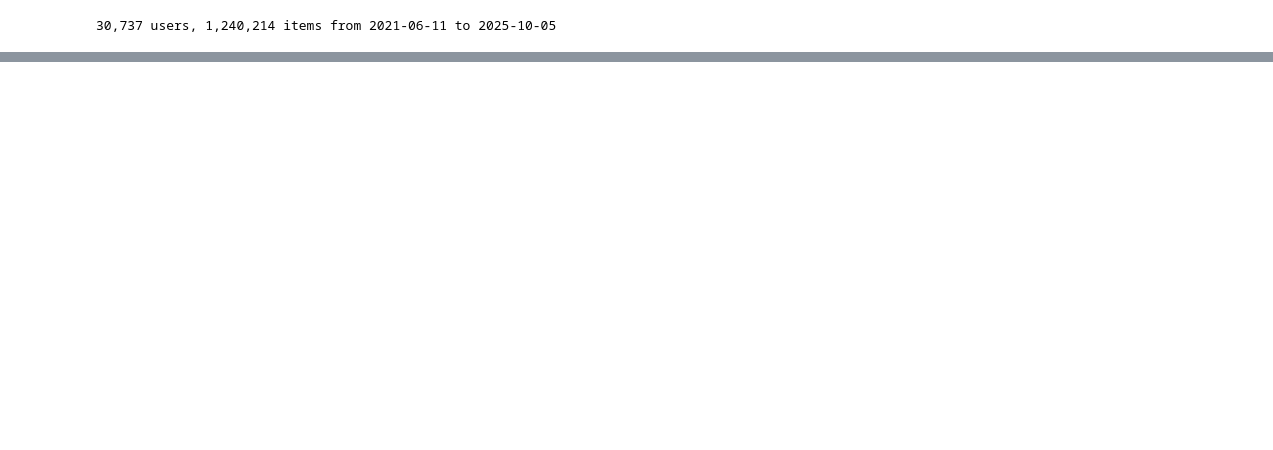
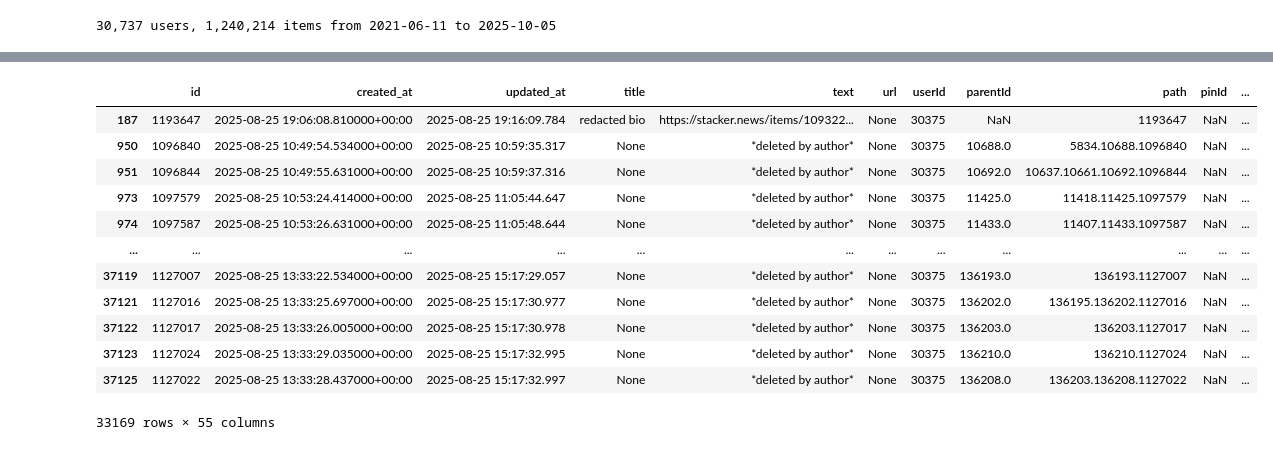
Before and after one commit to ed-kung/sn-research, a Jupyter notebook: src/notebooks/playground.ipynb, the cells around one changed output, grey strips where cells are left out. Drawn from its saved outputs; the diff is of its cells as text; code cells hidden in the pictures; blank space fills up the shorter version.

```diff
--- a/src/notebooks/playground.ipynb
+++ b/src/notebooks/playground.ipynb
@@ -68,0 +95,19 @@ plt.show()
+# %%
+temp_df = item_df.loc[mask].reset_index(drop=True)
+# %%
+temp_df['userId'].value_counts()
+temp_df.loc[temp_df['userId']==30375]
+# %% [output]
+|  | id | created_at | updated_at | title | text | url | userId | parentId | path | pinId | ... |
+| 187 | 1193647 | 2025-08-25 19:06:08.810000+00:00 | 2025-08-25 19:16:09.784 | redacted bio | https://stacker.news/items/109322... | None | 30375 | NaN | 1193647 | NaN | ... |
+| 950 | 1096840 | 2025-08-25 10:49:54.534000+00:00 | 2025-08-25 10:59:35.317 | None | *deleted by author* | None | 30375 | 10688.0 | 5834.10688.1096840 | NaN | ... |
+| 951 | 1096844 | 2025-08-25 10:49:55.631000+00:00 | 2025-08-25 10:59:37.316 | None | *deleted by author* | None | 30375 | 10692.0 | 10637.10661.10692.1096844 | NaN | ... |
+| 973 | 1097579 | 2025-08-25 10:53:24.414000+00:00 | 2025-08-25 11:05:44.647 | None | *deleted by author* | None | 30375 | 11425.0 | 11418.11425.1097579 | NaN | ... |
+| 974 | 1097587 | 2025-08-25 10:53:26.631000+00:00 | 2025-08-25 11:05:48.644 | None | *deleted by author* | None | 30375 | 11433.0 | 11407.11433.1097587 | NaN | ... |
+| ... | ... | ... | ... | ... | ... | ... | ... | ... | ... | ... | ... |
+| 37119 | 1127007 | 2025-08-25 13:33:22.534000+00:00 | 2025-08-25 15:17:29.057 | None | *deleted by author* | None | 30375 | 136193.0 | 136193.1127007 | NaN | ... |
+| 37121 | 1127016 | 2025-08-25 13:33:25.697000+00:00 | 2025-08-25 15:17:30.977 | None | *deleted by author* | None | 30375 | 136202.0 | 136195.136202.1127016 | NaN | ... |
+| 37122 | 1127017 | 2025-08-25 13:33:26.005000+00:00 | 2025-08-25 15:17:30.978 | None | *deleted by author* | None | 30375 | 136203.0 | 136203.1127017 | NaN | ... |
+| 37123 | 1127024 | 2025-08-25 13:33:29.035000+00:00 | 2025-08-25 15:17:32.995 | None | *deleted by author* | None | 30375 | 136210.0 | 136210.1127024 | NaN | ... |
+| 37125 | 1127022 | 2025-08-25 13:33:28.437000+00:00 | 2025-08-25 15:17:32.997 | None | *deleted by author* | None | 30375 | 136208.0 | 136203.136208.1127022 | NaN | ... |
+33169 rows × 55 columns
```
Also changed, not shown: parts of 10 cells of this notebook.
